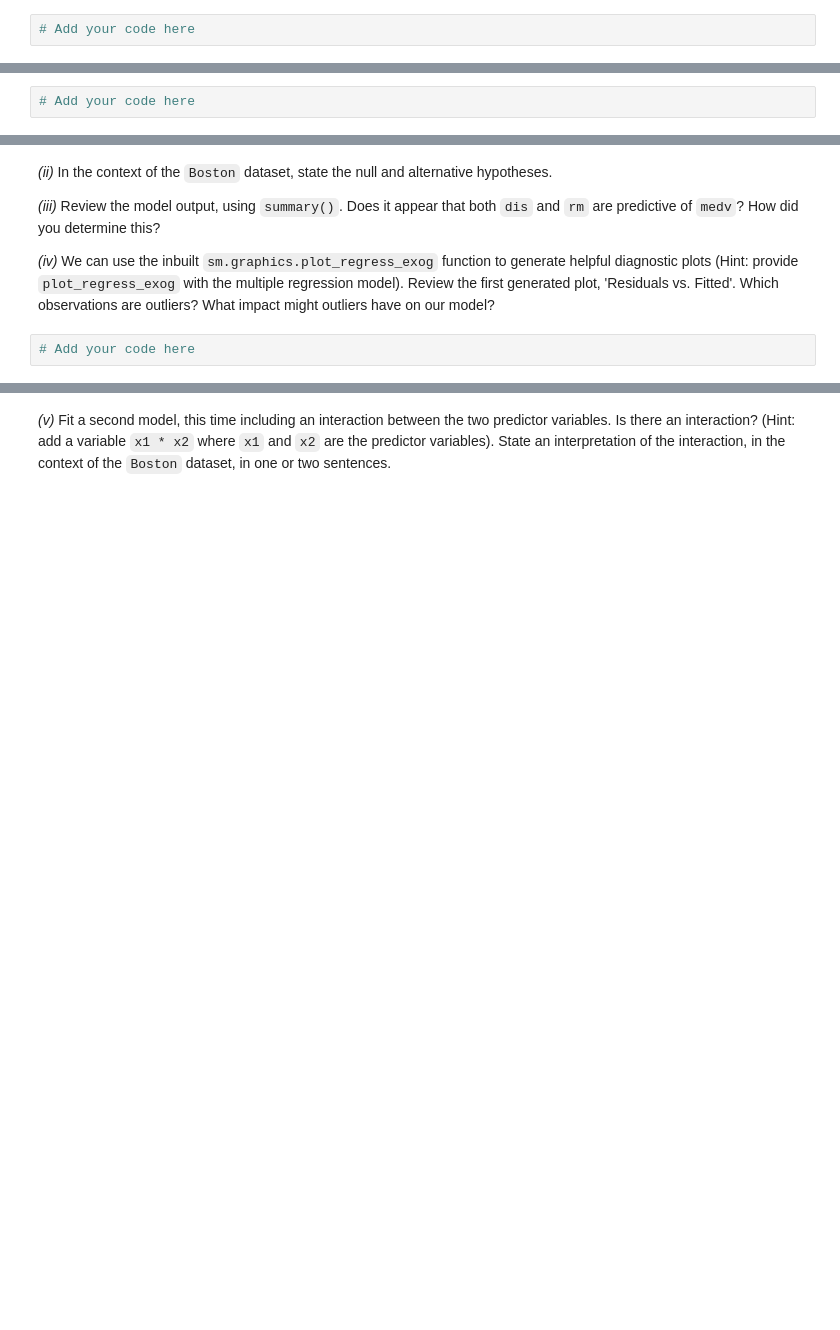
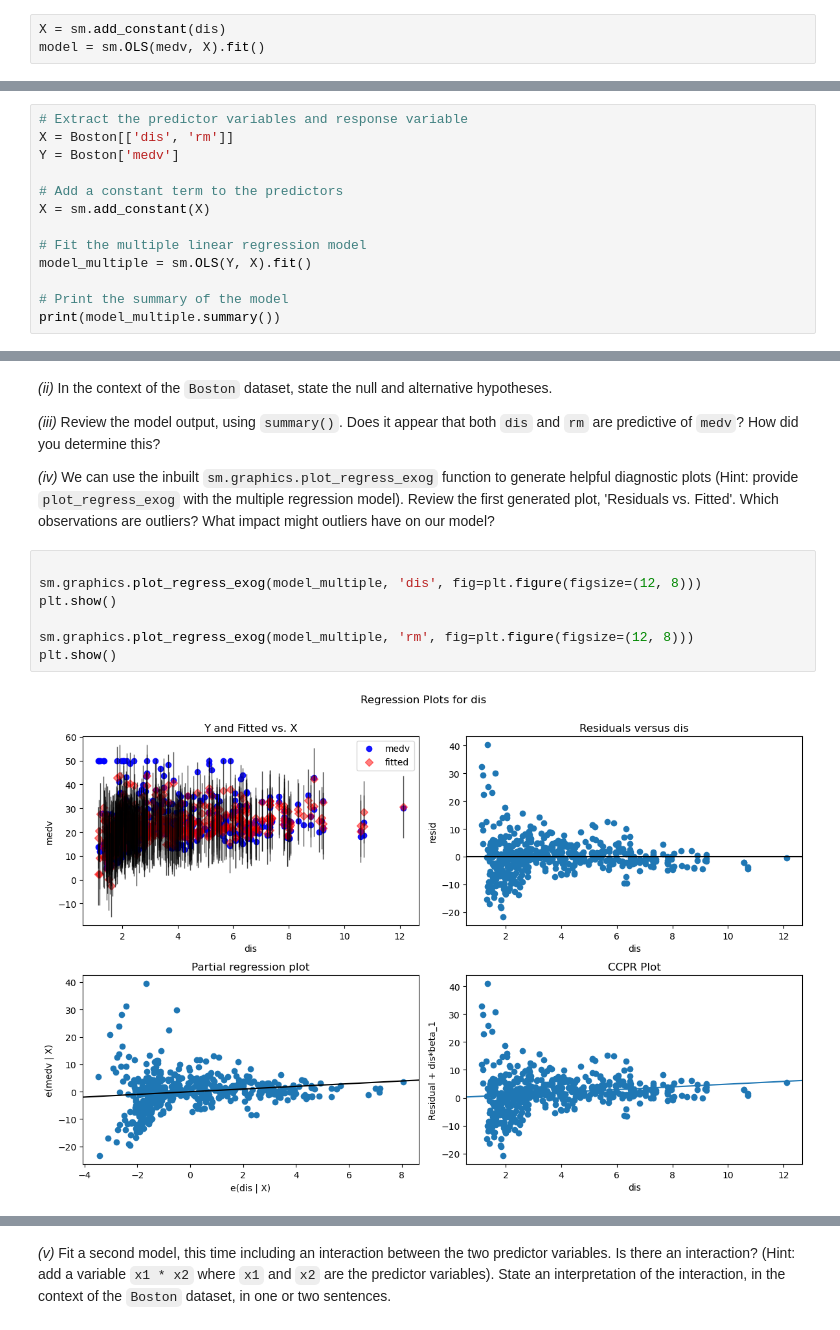
Before and after one commit to UofT-DSI/applying_statistical_concepts, a Jupyter notebook: 02_assignments/assignment_1.ipynb, the cells around one changed output, grey strips where cells are left out. Saved outputs shown, nothing was run; the diff lists cells and outputs as text; blank space fills up the shorter version.

```diff
--- a/02_assignments/assignment_1.ipynb
+++ b/02_assignments/assignment_1.ipynb
@@ -74,5 +84,6 @@ _(iv)_ Now, let’s fit a simple regression model, using the general syntax `sm.
 # %%
-# Add your code here
+X = sm.add_constant(dis)
+model = sm.OLS(medv, X).fit()
 # %% [markdown]
 Review your model output to answer the following questions (Hint: use the `summary` and `conf_int` functions):
 _(v)_ What are the _coefficient estimates_ for $B_0$ (intercept) and $B_1$ (slope)?
@@ -94,4 +140,15 @@ We'll continue to use the `Boston` dataset for this question.
 # %% [markdown]
 _(i)_ Fit a multiple linear regression, with two predictor variables: $X_1$ is `dis`, and $X_2$ is `rm`. As before, keep `medv` as the response variable Y. (Hint: use the syntax `sm.add_constant` with the appropriate arguments).
 # %%
-# Add your code here
+# Extract the predictor variables and response variable
+X = Boston[['dis', 'rm']]
+Y = Boston['medv']
+
+# Add a constant term to the predictors
+X = sm.add_constant(X)
+
+# Fit the multiple linear regression model
+model_multiple = sm.OLS(Y, X).fit()
+
+# Print the summary of the model
+print(model_multiple.summary())
@@ -102,4 +177,11 @@ _(iii)_ Review the model output, using `summary()`. Does it appear that both `di
 
 _(iv)_ We can use the inbuilt `sm.graphics.plot_regress_exog` function to generate helpful diagnostic plots (Hint: provide `plot_regress_exog` with the multiple regression model). Review the first generated plot, 'Residuals vs. Fitted'. Which observations are outliers? What impact might outliers have on our model?
 # %%
-# Add your code here
+
+sm.graphics.plot_regress_exog(model_multiple, 'dis', fig=plt.figure(figsize=(12, 8)))
+plt.show()
+
+sm.graphics.plot_regress_exog(model_multiple, 'rm', fig=plt.figure(figsize=(12, 8)))
+plt.show()
+# %% [output]
+[figure, added]
```
Also changed, not shown: parts of 8 cells of this notebook.
